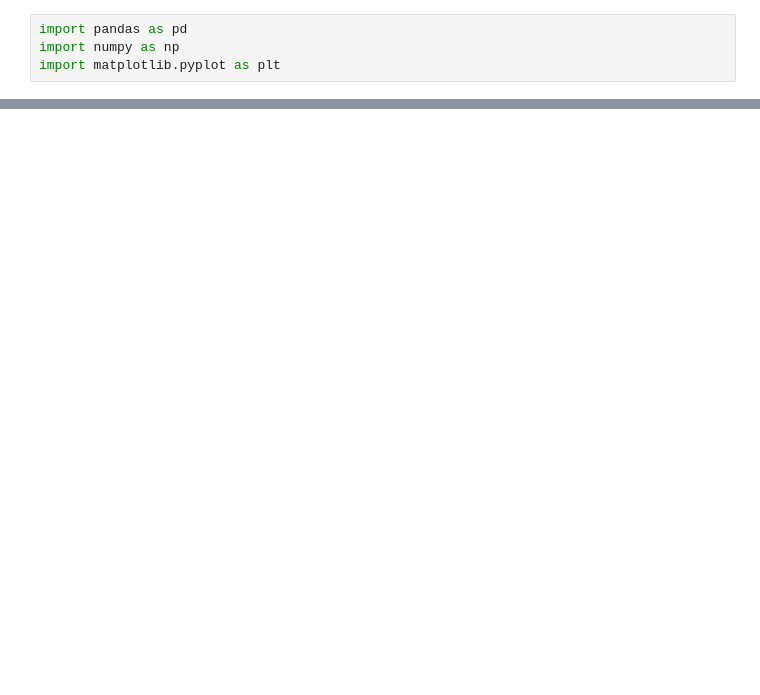
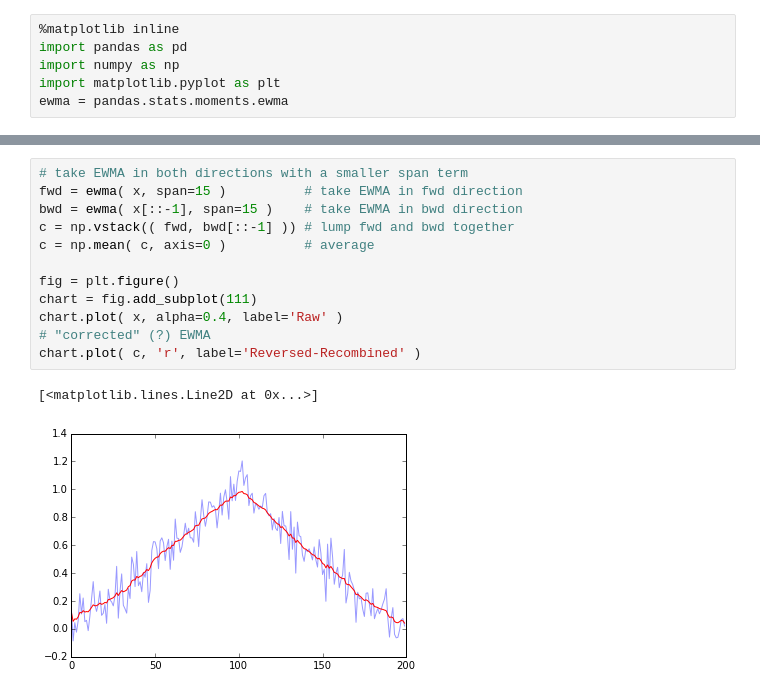
Before and after one commit to rhouck/gdp, a Jupyter notebook: tests.ipynb, the cells around one changed output, grey strips where cells are left out. Cells and saved outputs as stored; diff of their text form; blank space fills up the shorter version.

```diff
--- a/tests.ipynb
+++ b/tests.ipynb
@@ -1,4 +1,6 @@
 # %%
+%matplotlib inline
 import pandas as pd
 import numpy as np
 import matplotlib.pyplot as plt
+ewma = pandas.stats.moments.ewma
@@ -668,0 +27,15 @@ df.ix[-7:, ['d']]
+# %%
+# take EWMA in both directions with a smaller span term
+fwd = ewma( x, span=15 )          # take EWMA in fwd direction
+bwd = ewma( x[::-1], span=15 )    # take EWMA in bwd direction
+c = np.vstack(( fwd, bwd[::-1] )) # lump fwd and bwd together
+c = np.mean( c, axis=0 )          # average
+
+fig = plt.figure()
+chart = fig.add_subplot(111)
+chart.plot( x, alpha=0.4, label='Raw' )
+# "corrected" (?) EWMA
+chart.plot( c, 'r', label='Reversed-Recombined' )
+# %% [output]
+[<matplotlib.lines.Line2D at 0x...>]
+[figure, added]
```
Also changed, not shown: parts of 75 cells of this notebook, 1 other file.
